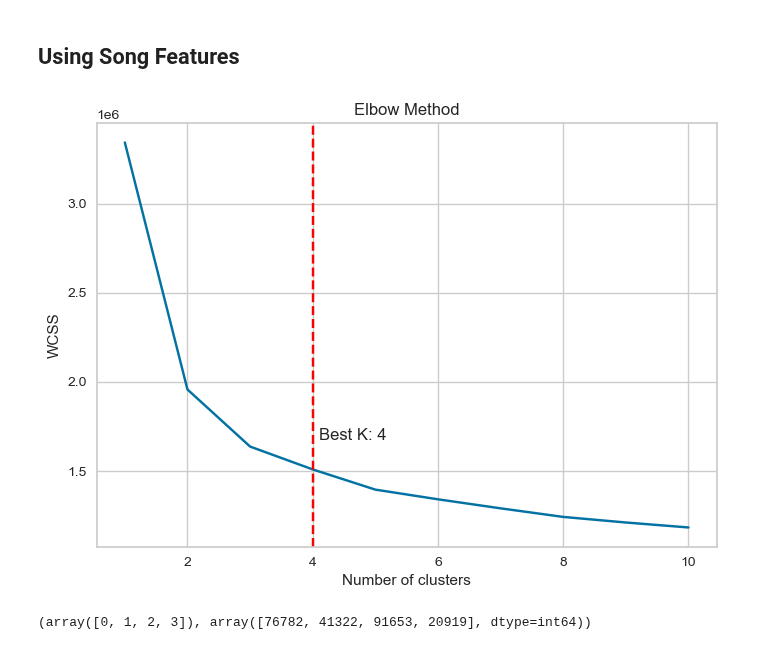
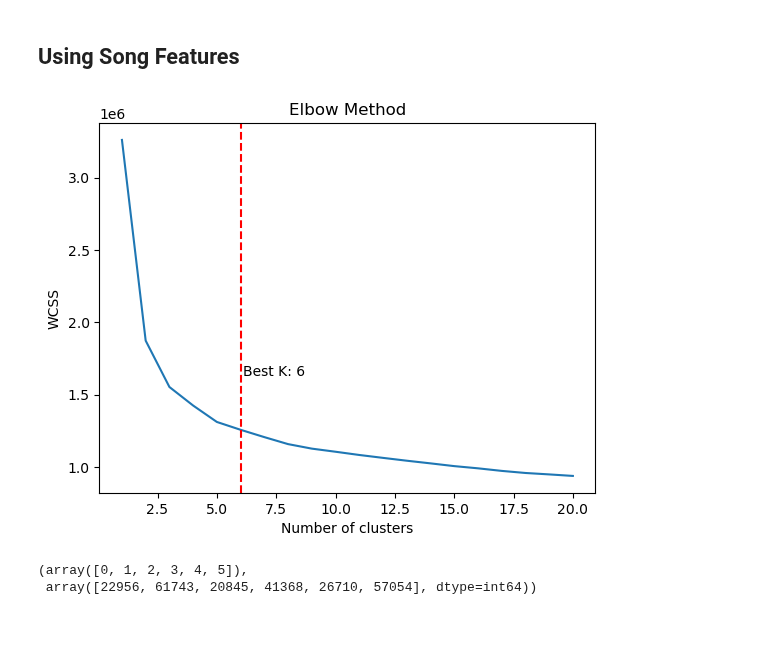
Before and after one commit to LauWyeRock/RecommendationSystem, a Jupyter notebook: Submission/Step3A_KMeans.ipynb, the cells around one changed output. Drawn from its saved outputs; the diff is of its cells as text; code cells hidden in the pictures.

```diff
--- a/Submission/Step3A_KMeans.ipynb
+++ b/Submission/Step3A_KMeans.ipynb
@@ -65,18 +67,18 @@ memory usage: 96.8+ MB
 X_pca = songs_feature_eng_pca[['PC1', 'PC2', 'PC3', 'PC4', 'PC5', 'PC6']]
 # Within-Cluster-Sum-of-Squares
 wcss = []
-for i in range(1, 11):
+for i in range(1, 51):
     kmeans = KMeans(n_clusters=i, init='k-means++', n_init=10, random_state=0)
     kmeans.fit(X_pca)
     wcss.append(kmeans.inertia_)
 # plot the elbow curve
-plt.plot(range(1, 11), wcss)
+plt.plot(range(1, 51), wcss)
 plt.title('Elbow Method')
 plt.xlabel('Number of clusters')
 plt.ylabel('WCSS')
 
 # show the best k value
-best_k = 3
+best_k = 8
 plt.axvline(x=best_k, linestyle='--', color='red')
 plt.text(best_k + 0.1, max(wcss)/2, f'Best K: {best_k}')
 plt.show()
@@ -147,7 +147,7 @@ def recommend_kmeans(df, track_name, artist_name, X, centroids, top_k = 10):
     return top_k_songs
 # %%
 X_pca = songs_feature_eng_pca[['PC1', 'PC2', 'PC3', 'PC4', 'PC5', 'PC6']]
-optimal_clusters = 3
+optimal_clusters = 8
 kmeans = KMeans(n_clusters = optimal_clusters, n_init=10, random_state=42)
 X_pca['cluster'] = kmeans.fit_predict(X_pca)
 centroids = kmeans.cluster_centers_[:, :6]
@@ -186,38 +177,38 @@ See the caveats in the documentation: https://pandas.pydata.org/pandas-docs/stab
 # %%
 # X with feature engineering
 eng_features = ['log_listeners', 'log_total_playcount', 'polarity', 'subjectivity',
        'rms', 'spectral_centroid', 'zcr', 'tempo', 'mfcc_mean', 'mfcc_var',
        'chroma_mean', 'chroma_var', 'profanity_low', 'profanity_medium',
        'profanity_high', 'duration_short', 'duration_medium', 'duration_long',
        'emotion_anger', 'emotion_disgust', 'emotion_fear', 'emotion_joy',
        'emotion_negative', 'emotion_positive', 'emotion_sadness',
        'emotion_surprise', 'emotion_trust', 'mfcc_1', 'mfcc_2', 'mfcc_3',
        'mfcc_4', 'mfcc_5', 'mfcc_6', 'mfcc_7', 'mfcc_8', 'mfcc_9', 'mfcc_10',
        'mfcc_11', 'mfcc_12', 'mfcc_13', 'mfcc_14', 'mfcc_15', 'mfcc_16',
        'mfcc_17', 'mfcc_18', 'mfcc_19', 'mfcc_20']
 X_eng = songs_feature_eng_pca[eng_features]
 wcss = []
-for i in range(1, 11):
+for i in range(1, 21):
     kmeans = KMeans(n_clusters=i, init='k-means++', n_init=10, random_state=0)
     kmeans.fit(X_eng)
     wcss.append(kmeans.inertia_)
 
 # plot the elbow curve
-plt.plot(range(1, 11), wcss)
+plt.plot(range(1, 21), wcss)
 plt.title('Elbow Method')
 plt.xlabel('Number of clusters')
 plt.ylabel('WCSS')
 
 # show the best k value
-best_k = 4
+best_k = 6
 plt.axvline(x=best_k, linestyle='--', color='red')
 plt.text(best_k + 0.1, max(wcss)/2, f'Best K: {best_k}')
 
 plt.show()
 # %% [output]
-[figure, old version]
+[figure, new version]
 # %%
-n_clusters = 4
+n_clusters = 6
 kmeans = KMeans(n_clusters=n_clusters, n_init=10, random_state=42)
 kmeans.fit(X_eng)
 cluster_labels = kmeans.predict(X_eng)
@@ -226,4 +217,5 @@ centroids = kmeans.cluster_centers_
 kmeans_labels = kmeans.labels_
 np.unique(kmeans_labels, return_counts=True)
 # %% [output]
-(array([0, 1, 2, 3]), array([76782, 41322, 91653, 20919], dtype=int64))
+(array([0, 1, 2, 3, 4, 5]),
+ array([22956, 61743, 20845, 41368, 26710, 57054], dtype=int64))
```
Also changed, not shown: parts of 6 cells of this notebook, 4 other files.
